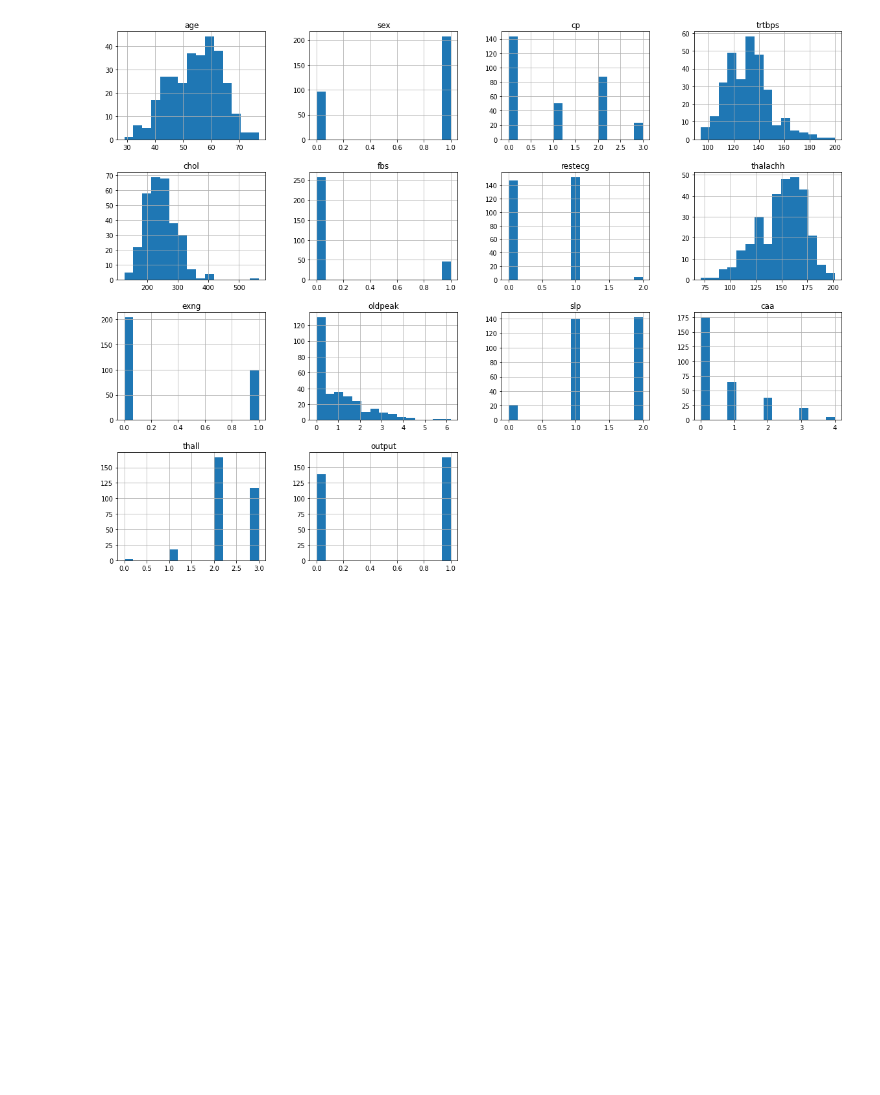
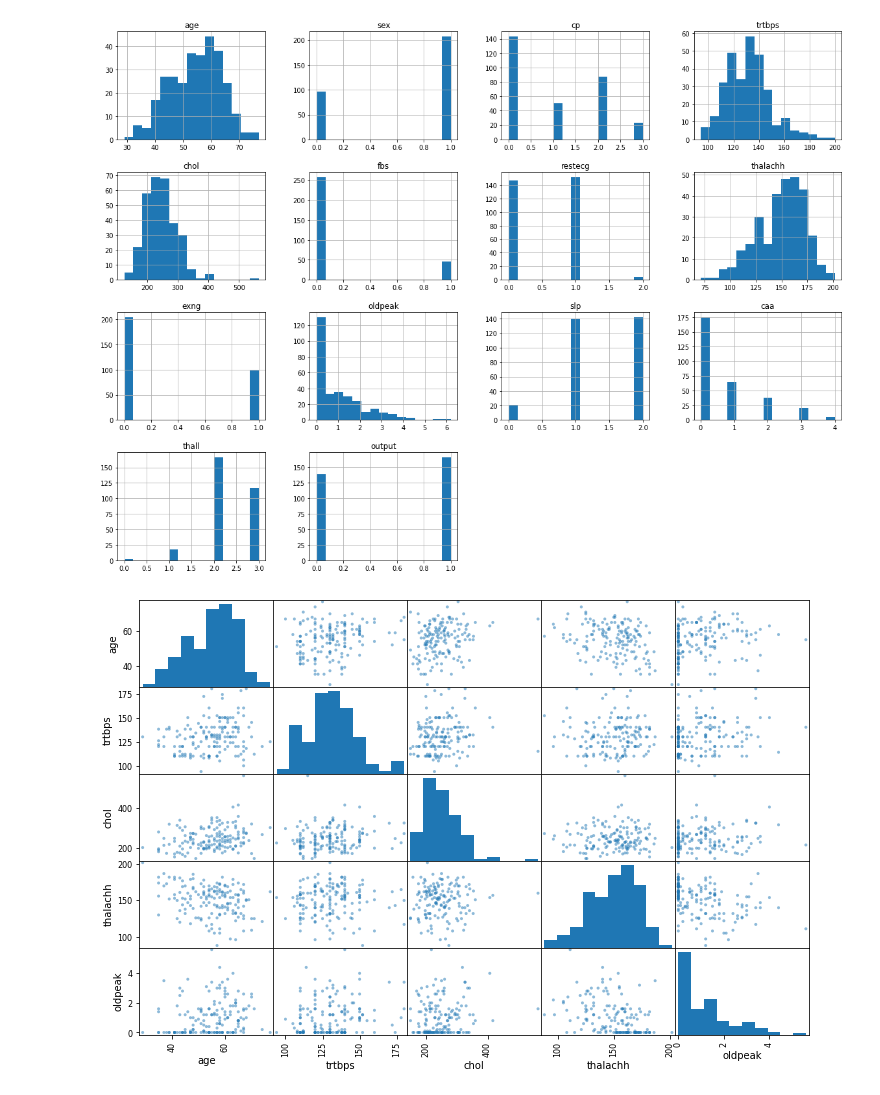
Before and after one commit to zachcarlson/HeartAttackPredictor, a Jupyter notebook: HeartAttackPredictor.ipynb, the cells around one changed output. Saved outputs shown, nothing was run; the diff lists cells and outputs as text; code cells hidden in the pictures; blank space fills up the shorter version.

Commit message:
correlation matrix added

```diff
--- a/HeartAttackPredictor.ipynb
+++ b/HeartAttackPredictor.ipynb
@@ -2,7 +2,7 @@
 #import data
 import pandas as pd
 
-heart = pd.read_csv("./datasets/heart/heart.csv")
+heart = pd.read_csv("./data/heart.csv")
 # %%
 heart.head()  #all numeric values, output is the target value which is categorical with a 0 (no risk) or a 1 (risk)
 # %% [output]
@@ -52,3 +52,21 @@ heart.hist(bins=15, figsize=(20,15)) #figsize = (width, height)
 plt.show()
 # %% [output]
 [figure]
+# %%
+#split data into test and training sets
+from sklearn.model_selection import train_test_split
+
+train_set, test_set = train_test_split(heart,                       #data frame to split
+                                       test_size=0.2,                 #size of test set (proportion)
+                                       random_state=42)               #ensures reproducibility
+
+heart = train_set.copy()
+# %%
+#can also create a scatter matrix to visualize all correlations at once
+from pandas.plotting import scatter_matrix
+
+attributes = ['age', 'trtbps', 'chol', 'thalachh', 'oldpeak']
+scatter_matrix(heart[attributes], figsize=(12, 8))
+plt.show()
+# %% [output]
+[figure, added]
```
Also changed, not shown: parts of 1 cell of this notebook.
